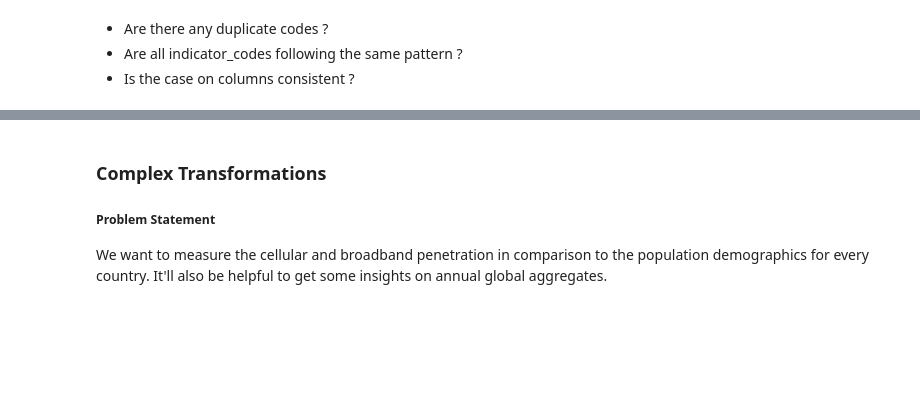
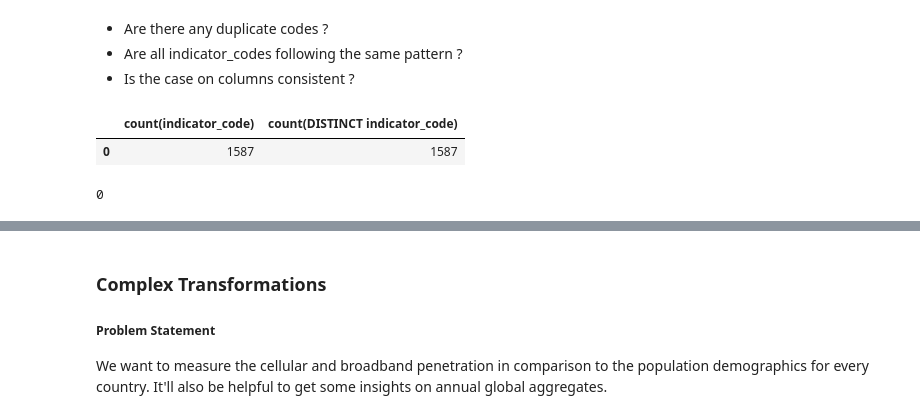
Before and after one commit to alittlefishy/WIBD-Workshops-2018, a Jupyter notebook: Data Engineering/WDI/notebooks/Data Engineering - Part 2.ipynb, the cells around one changed output, grey strips where cells are left out. Saved outputs shown, nothing was run; the diff lists cells and outputs as text; code cells hidden in the pictures; blank space fills up the shorter version.

```diff
--- a/Data Engineering/WDI/notebooks/Data Engineering - Part 2.ipynb
+++ b/Data Engineering/WDI/notebooks/Data Engineering - Part 2.ipynb
@@ -302,0 +303,16 @@ seriesDim.count()
+# %%
+query = """
+select count(indicator_code)
+,count(distinct(indicator_code))
+from SD
+"""
+# %%
+showDF(spark.sql(query))
+# %% [output]
+|  | count(indicator_code) | count(DISTINCT indicator_code) |
+| 0 | 1587 | 1587 |
+# %%
+#Your solution here (https://sparkbyexamples.com/pyspark/pyspark-groupby-explained-with-example/)
+seriesDim.groupBy('indicator_code').count().filter('count > 1').count()
+# %% [output]
+0
```
Also changed, not shown: parts of 7 cells of this notebook.
